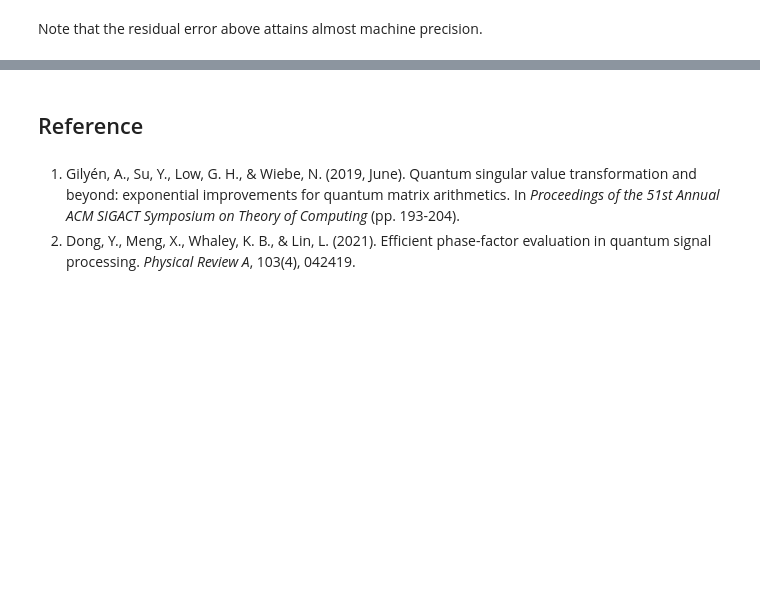
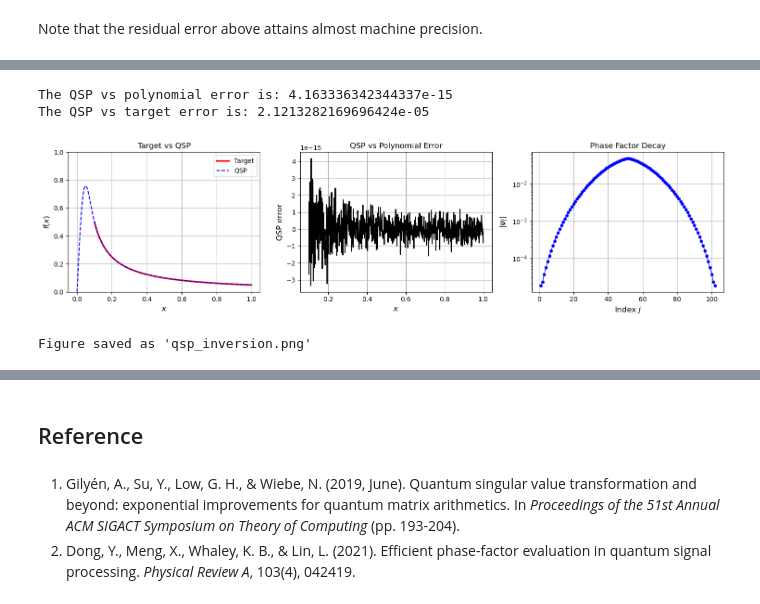
Before and after one commit to qsppack/pyqsppack, a Jupyter notebook: docs/source/examples/linear_systems.ipynb, the cells around one changed output, grey strips where cells are left out. Cells and saved outputs as stored; diff of their text form; code cells hidden in the pictures; blank space fills up the shorter version.

Commit message:
additional plots for linear_systems

```diff
--- a/docs/source/examples/linear_systems.ipynb
+++ b/docs/source/examples/linear_systems.ipynb
@@ -106,0 +154,14 @@ Note that the residual error above attains almost machine precision.
+# %%
+# Set up solver options - use Newton method for reliable convergence
+solver_opts_high = {
+    'maxiter': 100,
+    'criteria': 1e-12,
+    'useReal': True,
+    'targetPre': True,
+    'method': 'Newton'
+}
+
+# Solve for phase factors
+phi_proc_high, out_high = solve(coef_high, parity_high, solver_opts_high)
+
+print(f"Converged in {out_high['iter']} iterations")
@@ -106,0 +176,62 @@ Note that the residual error above attains almost machine precision.
+# %%
+# Evaluate the functions for comparison
+xlist_high = np.linspace(1/kappa_high, 1, 1000)
+targ_value_high = targ_high(xlist_high)
+func_value_high = chebyshev_to_func(xlist_high, coef_high, parity_high, True)
+QSP_value_high = get_entry(xlist_high, phi_proc_high, out_high)
+
+# Calculate errors
+poly_error_high = np.linalg.norm(QSP_value_high - func_value_high, np.inf)
+qsp_error_high = np.linalg.norm(QSP_value_high - targ_value_high, np.inf)
+
+print('The QSP vs polynomial error is:', poly_error_high)
+print('The QSP vs target error is:', qsp_error_high)
+
+# Prepare phase factors with pi/4 removed from both ends
+phi_shift_high = phi_proc_high.copy()
+phi_shift_high[0] = phi_shift_high[0] - np.pi/4
+phi_shift_high[-1] = phi_shift_high[-1] - np.pi/4
+
+# Create extended x-list from 0 to 1 for QSP plotting (as in MATLAB code)
+xlist_extend = np.linspace(0, 1, 1000)
+QSP_value_extend = get_entry(xlist_extend, phi_proc_high, out_high)
+# %% [output]
+The QSP vs polynomial error is: 4.163336342344337e-15
+The QSP vs target error is: 2.1213282169696424e-05
+# %%
+# Generate the three-subplot figure matching the MATLAB version
+fig, axes = plt.subplots(1, 3, figsize=(15, 4))
+
+# Left subplot: target function on original interval and QSP on extended interval
+axes[0].plot(xlist_high, targ_value_high, 'r-', linewidth=2.5, label='Target')
+axes[0].plot(xlist_extend, QSP_value_extend, 'b--', linewidth=1.5, label='QSP')
+axes[0].set_xlabel('$x$', fontsize=12)
+axes[0].set_ylabel('$f(x)$', fontsize=12)
+axes[0].set_ylim([0, 1])
+axes[0].legend(loc='best')
+axes[0].grid(True)
+axes[0].set_title('Target vs QSP')
+
+# Middle subplot: error between QSP and polynomial approximation
+axes[1].plot(xlist_high, QSP_value_high - func_value_high, 'k-', linewidth=1.5)
+axes[1].set_xlabel('$x$', fontsize=12)
+axes[1].set_ylabel('QSP error', fontsize=12)
+axes[1].grid(True)
+axes[1].set_title('QSP vs Polynomial Error')
+
+# Right subplot: phase factors (after removing pi/4 factor) on log scale
+axes[2].semilogy(range(1, len(phi_shift_high)+1), np.abs(phi_shift_high), 'bo-', markersize=4, linewidth=1)
+axes[2].set_xlabel('Index $j$', fontsize=12)
+axes[2].set_ylabel('$|\\psi_j|$', fontsize=12)
+axes[2].grid(True)
+axes[2].axis('tight')
+axes[2].set_title('Phase Factor Decay')
+
+plt.tight_layout()
+plt.savefig('qsp_inversion.png', dpi=300, bbox_inches='tight')
+plt.show()
+
+print(f"Figure saved as 'qsp_inversion.png'")
+# %% [output]
+[figure, added]
+Figure saved as 'qsp_inversion.png'
```
Also changed, not shown: parts of 7 cells of this notebook.
